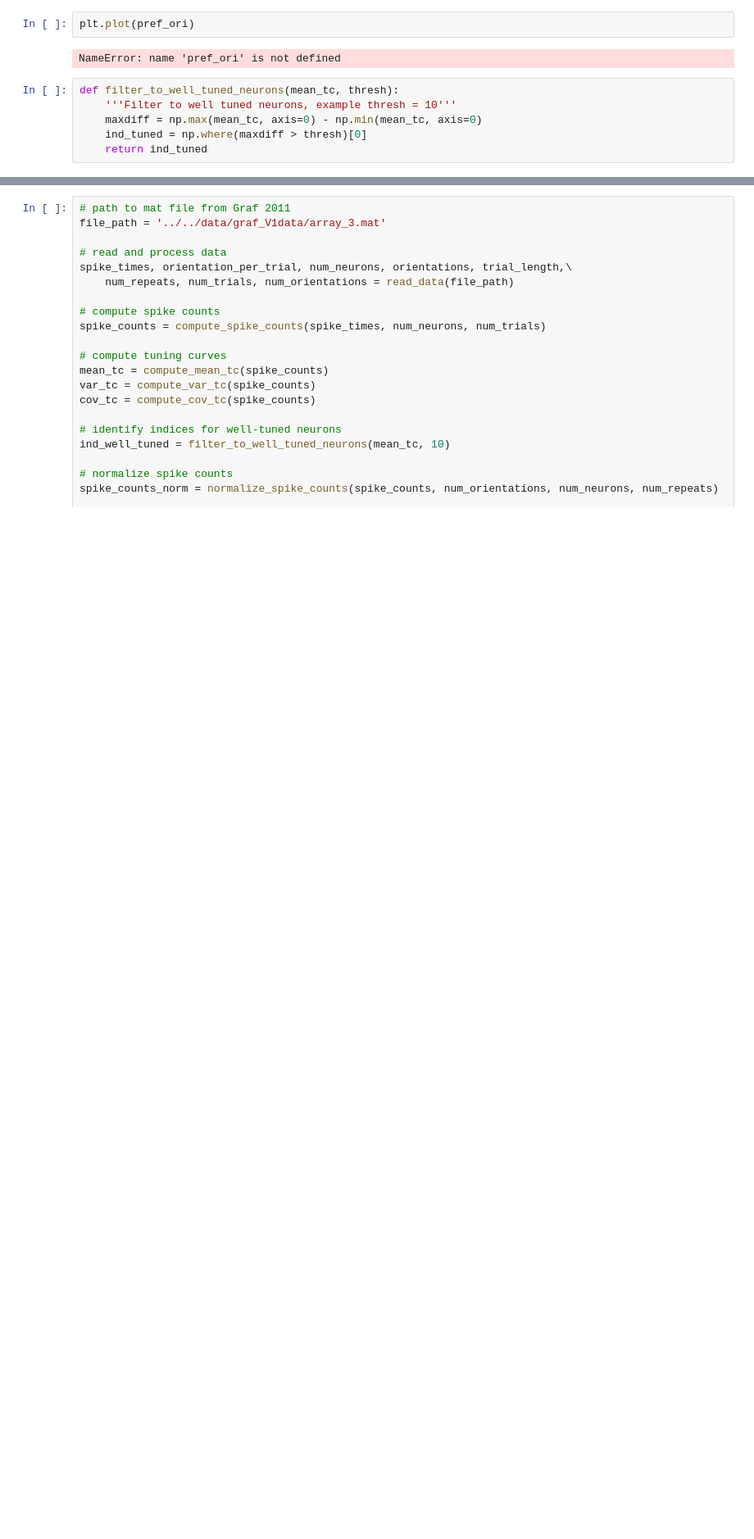
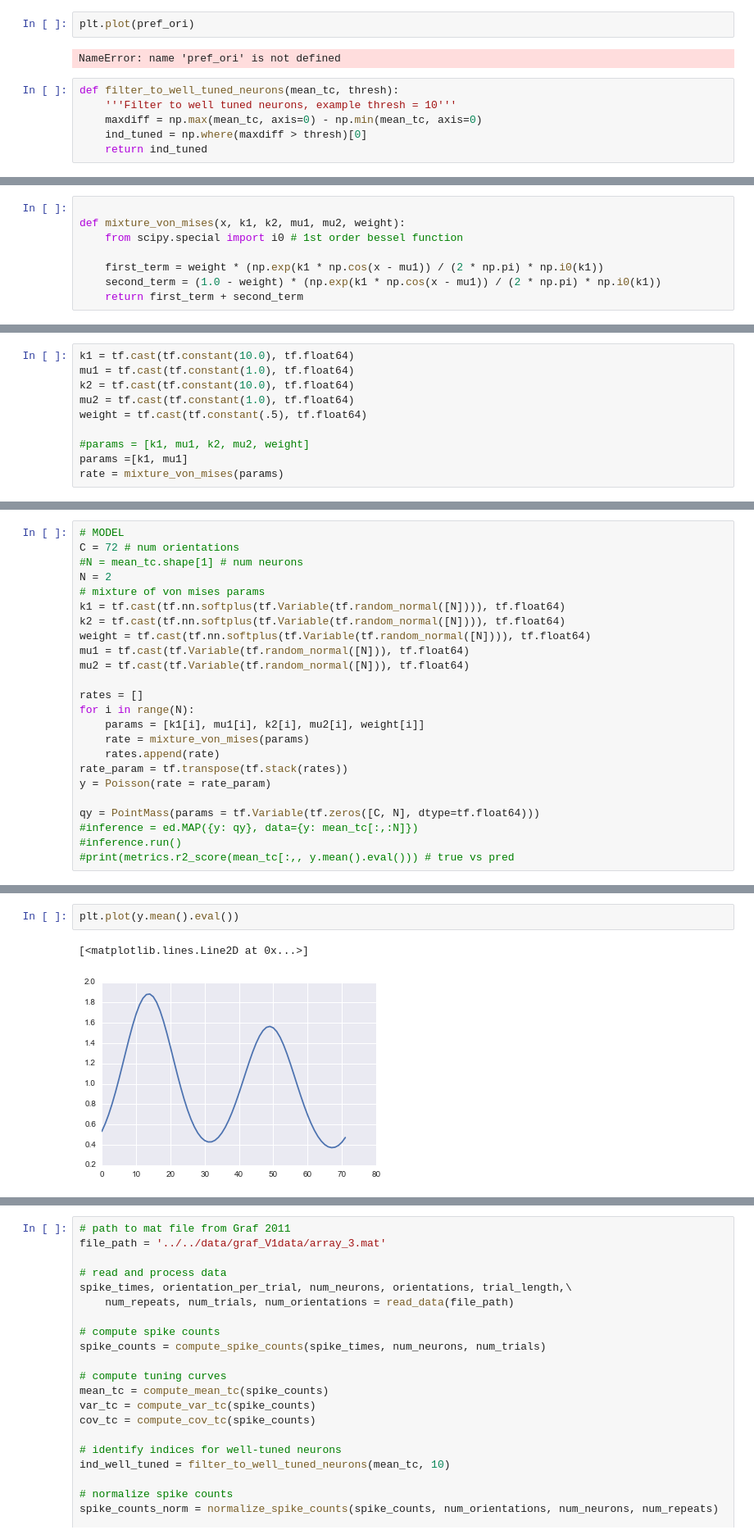
Before and after one commit to fdamani/neural_decoding_macaque_visual_graf2011, a Jupyter notebook: src/notebooks/data_processing_with_tuning_curves.ipynb, the cells around one changed output, grey strips where cells are left out. Shown at 82% size. Drawn from its saved outputs; the diff is of its cells as text; blank space fills up the shorter version.

Commit message:
working poisson with mixture of von mises using tensorflow and edward for single neuron.

```diff
--- a/src/notebooks/data_processing_with_tuning_curves.ipynb
+++ b/src/notebooks/data_processing_with_tuning_curves.ipynb
@@ -172,0 +237,8 @@ def filter_to_well_tuned_neurons(mean_tc, thresh):
+# %%
+
+def mixture_von_mises(x, k1, k2, mu1, mu2, weight):
+    from scipy.special import i0 # 1st order bessel function
+
+    first_term = weight * (np.exp(k1 * np.cos(x - mu1)) / (2 * np.pi) * np.i0(k1))
+    second_term = (1.0 - weight) * (np.exp(k1 * np.cos(x - mu1)) / (2 * np.pi) * np.i0(k1))
+    return first_term + second_term
@@ -172,0 +573,10 @@ def filter_to_well_tuned_neurons(mean_tc, thresh):
+# %%
+k1 = tf.cast(tf.constant(10.0), tf.float64)
+mu1 = tf.cast(tf.constant(1.0), tf.float64)
+k2 = tf.cast(tf.constant(10.0), tf.float64)
+mu2 = tf.cast(tf.constant(1.0), tf.float64)
+weight = tf.cast(tf.constant(.5), tf.float64)
+
+#params = [k1, mu1, k2, mu2, weight]
+params =[k1, mu1]
+rate = mixture_von_mises(params)
@@ -172,0 +659,24 @@ def filter_to_well_tuned_neurons(mean_tc, thresh):
+# %%
+# MODEL
+C = 72 # num orientations
+#N = mean_tc.shape[1] # num neurons
+N = 2
+# mixture of von mises params
+k1 = tf.cast(tf.nn.softplus(tf.Variable(tf.random_normal([N]))), tf.float64)
+k2 = tf.cast(tf.nn.softplus(tf.Variable(tf.random_normal([N]))), tf.float64)
+weight = tf.cast(tf.nn.softplus(tf.Variable(tf.random_normal([N]))), tf.float64)
+mu1 = tf.cast(tf.Variable(tf.random_normal([N])), tf.float64)
+mu2 = tf.cast(tf.Variable(tf.random_normal([N])), tf.float64)
+
+rates = []
+for i in range(N):
+    params = [k1[i], mu1[i], k2[i], mu2[i], weight[i]]
+    rate = mixture_von_mises(params)
+    rates.append(rate)
+rate_param = tf.transpose(tf.stack(rates))
+y = Poisson(rate = rate_param)
+
+qy = PointMass(params = tf.Variable(tf.zeros([C, N], dtype=tf.float64)))
+#inference = ed.MAP({y: qy}, data={y: mean_tc[:,:N]})
+#inference.run()
+#print(metrics.r2_score(mean_tc[:,, y.mean().eval())) # true vs pred
@@ -172,0 +729,5 @@ def filter_to_well_tuned_neurons(mean_tc, thresh):
+# %%
+plt.plot(y.mean().eval())
+# %% [output]
+[<matplotlib.lines.Line2D at 0x...>]
+[figure, added]
```
Also changed, not shown: parts of 76 cells of this notebook.
